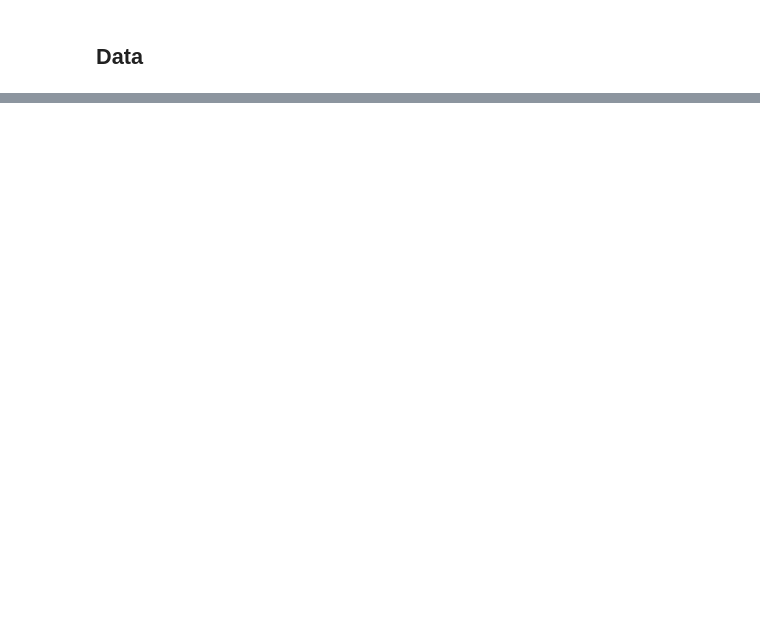
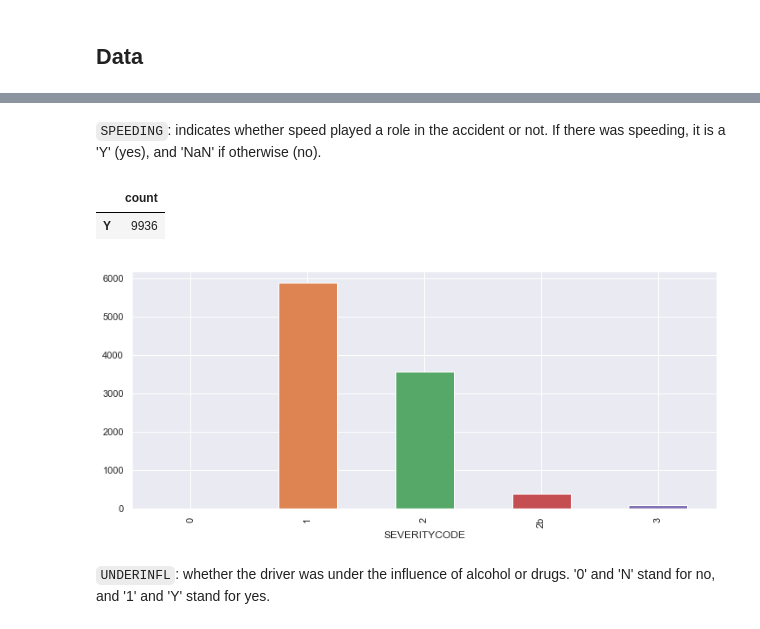
Before and after one commit to IbraM1993/Coursera_Capstone, a Jupyter notebook: Capstone Project_ Car Accident Severity.ipynb, the cells around one changed output, grey strips where cells are left out. Drawn from its saved outputs; the diff is of its cells as text; code cells hidden in the pictures; blank space fills up the shorter version.

```diff
--- a/Capstone Project_ Car Accident Severity.ipynb
+++ b/Capstone Project_ Car Accident Severity.ipynb
@@ -28,0 +323,16 @@ However, a description for the provided dataset was not found. Hence, it might b
+# %% [markdown]
+`SPEEDING`: indicates whether speed played a role in the accident or not. If there was speeding, it is a 'Y' (yes), and 'NaN' if otherwise (no).
+# %%
+data["SPEEDING"].value_counts().to_frame("count")
+# %% [output]
+|  | count |
+| Y | 9936 |
+# %%
+data.SPEEDING = pd.Series(np.where(data.SPEEDING.values == "Y", 1, 0), data.index) # replace 'Y' with 1 and NaN with 0
+plt.subplots(figsize=(12,5))
+data["SPEEDING"].groupby(data["SEVERITYCODE"]).sum().plot.bar()
+plt.show()
+# %% [output]
+[figure, added]
+# %% [markdown]
+`UNDERINFL`: whether the driver was under the influence of alcohol or drugs. '0' and 'N' stand for no, and '1' and 'Y' stand for yes.
```
Also changed, not shown: parts of 136 cells of this notebook.
